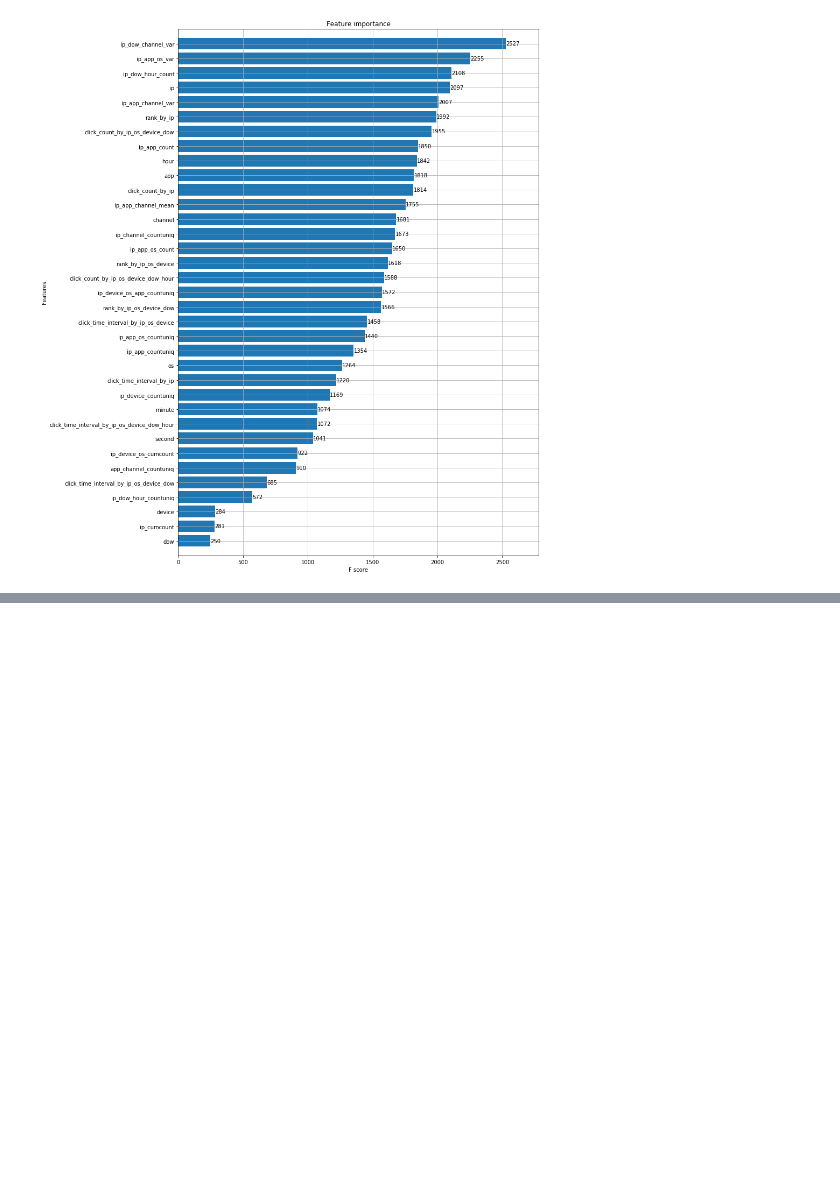
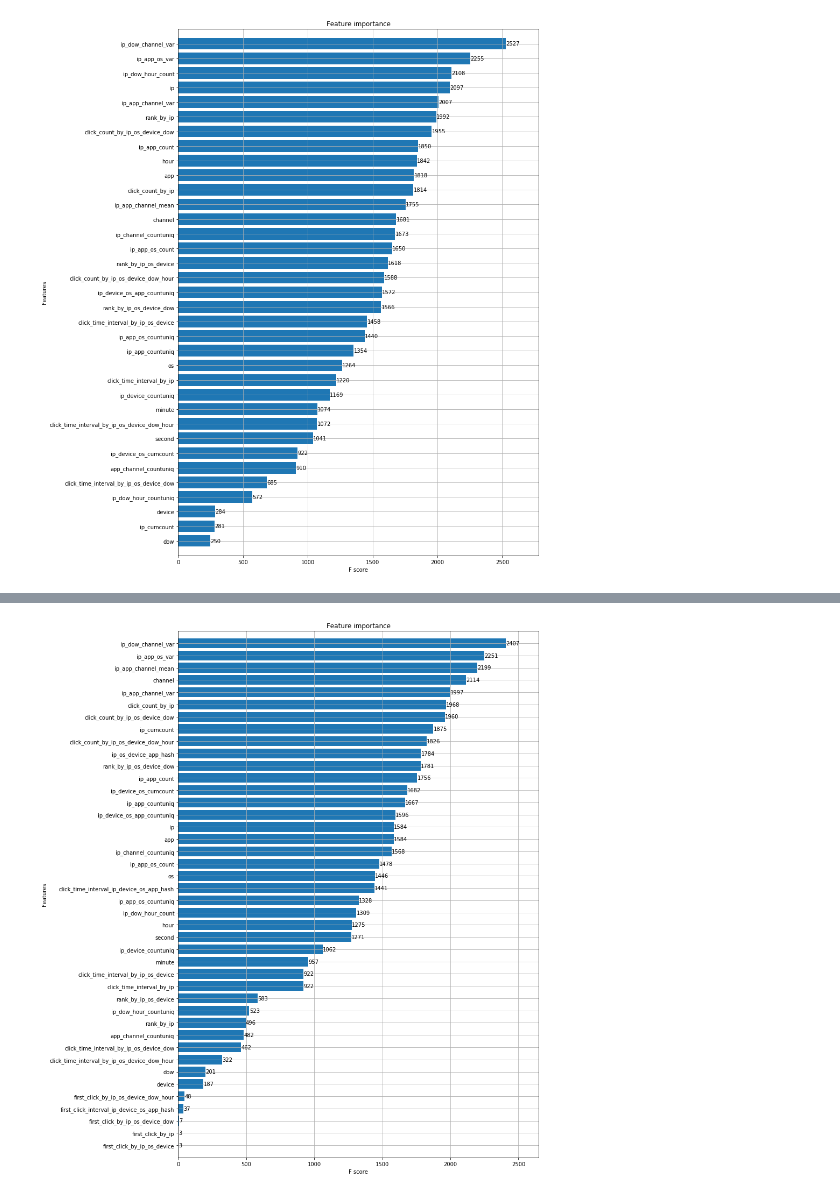
Before and after one commit to kenkoooo/talkingdata-adtracking-fraud-detection, a Jupyter notebook: kenkoooo/notebook/xgb_feature_importance.ipynb, the cells around one changed output, grey strips where cells are left out. Saved outputs shown, nothing was run; the diff lists cells and outputs as text; code cells hidden in the pictures; blank space fills up the shorter version.

Commit message:
feature importances

```diff
--- a/kenkoooo/notebook/xgb_feature_importance.ipynb
+++ b/kenkoooo/notebook/xgb_feature_importance.ipynb
@@ -115,0 +129,11 @@ from logzero import logger
+# %%
+%%time
+click_data = pd.concat([
+    pd.read_hdf("../data/basic_table.hdf", "basic_table"),
+    pd.read_hdf("../data/click_count_table.hdf", "click_count_table"),
+    pd.read_hdf("../data/click_time_interval_ip_device_os_app_hash.hdf", "click_time_interval_ip_device_os_app_hash"),
+    pd.read_hdf("../data/intervals_table.hdf", "intervals_table"),
+    pd.read_hdf("../data/misc_counts.hdf", "misc_counts"),
+    pd.read_hdf("../data/ranks_table.hdf", "ranks_table"),
+    pd.read_hdf("../data/time_table.hdf", "time_table"),
+], axis=1)
@@ -116,32 +194,6 @@ from logzero import logger
 # %%
-logger.info("Loading HDF...")
-click_data = pd.concat([
-    pd.read_hdf("../data/merged_click_data.hdf", "merged_click_data"),
-    pd.read_hdf("../data/click_time_interval_ip_device_os_app_hash.hdf", "click_time_interval_ip_device_os_app_hash")
-], axis=1)
-logger.info(click_data.dtypes)
-
-logger.info("Splitting data...")
-click_data.drop(columns=["click_id"], inplace=True)
-train = click_data[click_data["dow"] < 3]
-valid = click_data[click_data["dow"] == 3]
-
-del click_data
-gc.collect()
-
-y_train = train["is_attributed"].astype("int")
-train.drop(columns=["is_attributed"], inplace=True)
-y_valid = valid["is_attributed"].astype("int")
-valid.drop(columns=["is_attributed"], inplace=True)
-gc.collect()
-
-logger.info("Generating matrix...")
-dtrain = xgb.DMatrix(train, y_train)
-dvalid = xgb.DMatrix(valid, y_valid)
-
-del train, y_train, valid, y_valid
-gc.collect()
-
+%%time
+n_thread = 32
 logger.info("Validating...")
 params = {'eta': 0.6,
           'tree_method': "hist",
@@ -187,0 +240,6 @@ model = xgb.train(params,
+# %%
+fig, ax = plt.subplots(figsize=(12,18))
+xgb.plot_importance(model, max_num_features=50, height=0.8, ax=ax)
+plt.show()
+# %% [output]
+[figure, added]
```
Also changed, not shown: parts of 8 cells of this notebook, 2 other files.
